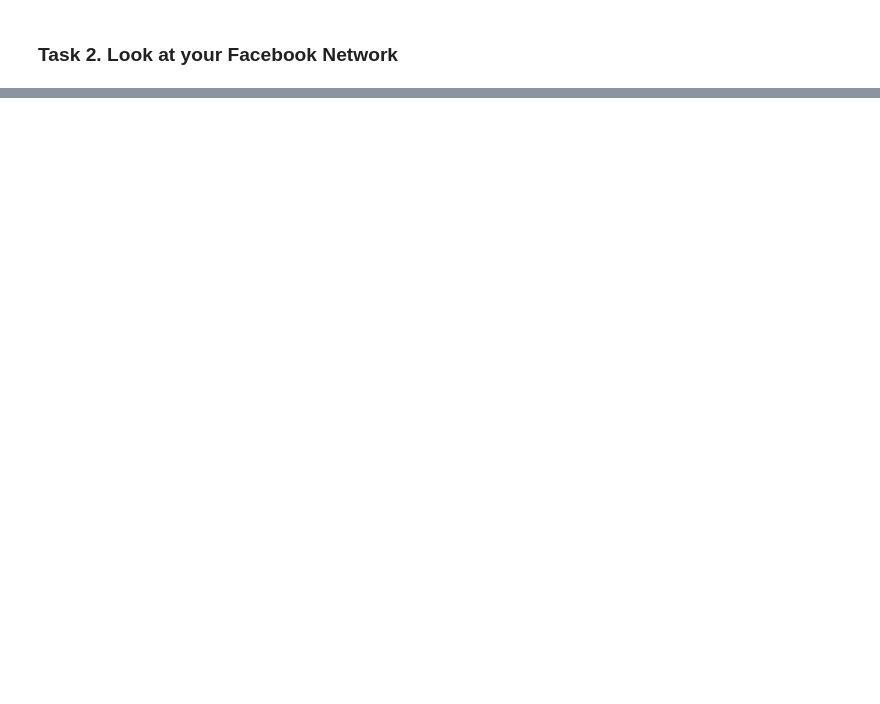
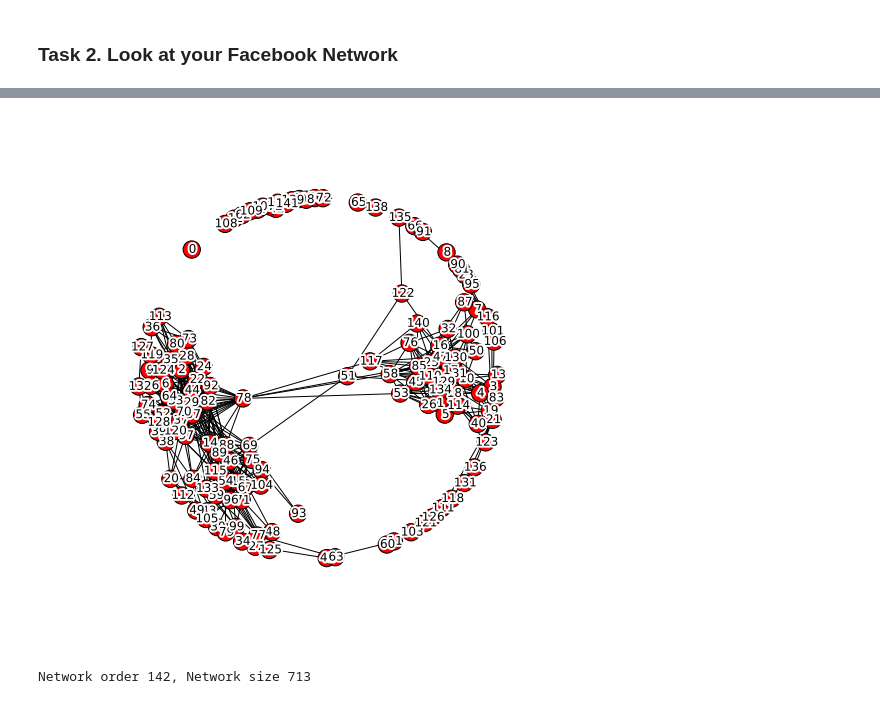
Before and after one commit to shestakoff/social_ntwks, a Jupyter notebook: setting_envrmt.ipynb, the cells around one changed output, grey strips where cells are left out. Cells and saved outputs as stored; diff of their text form; code cells hidden in the pictures; blank space fills up the shorter version.

```diff
--- a/setting_envrmt.ipynb
+++ b/setting_envrmt.ipynb
@@ -169,0 +202,19 @@ To download .gml file with your facebook friend network you may use [getnet](htt
+# %%
+# Write your code here
+#
+#
+#
+
+# Loading network
+G = nx.read_gml('network.gml')
+
+# Draw it!
+pos = nx.spring_layout(G, dim = 2, iterations=100)
+plt.figure(figsize =(7,7))
+nx.draw(G, pos)
+# %% [output]
+[figure, added]
+# %%
+print 'Network order {0:d}, Network size {1:d}'.format(G.order(), G.size())
+# %% [output]
+Network order 142, Network size 713
```
Also changed, not shown: parts of 13 cells of this notebook.
